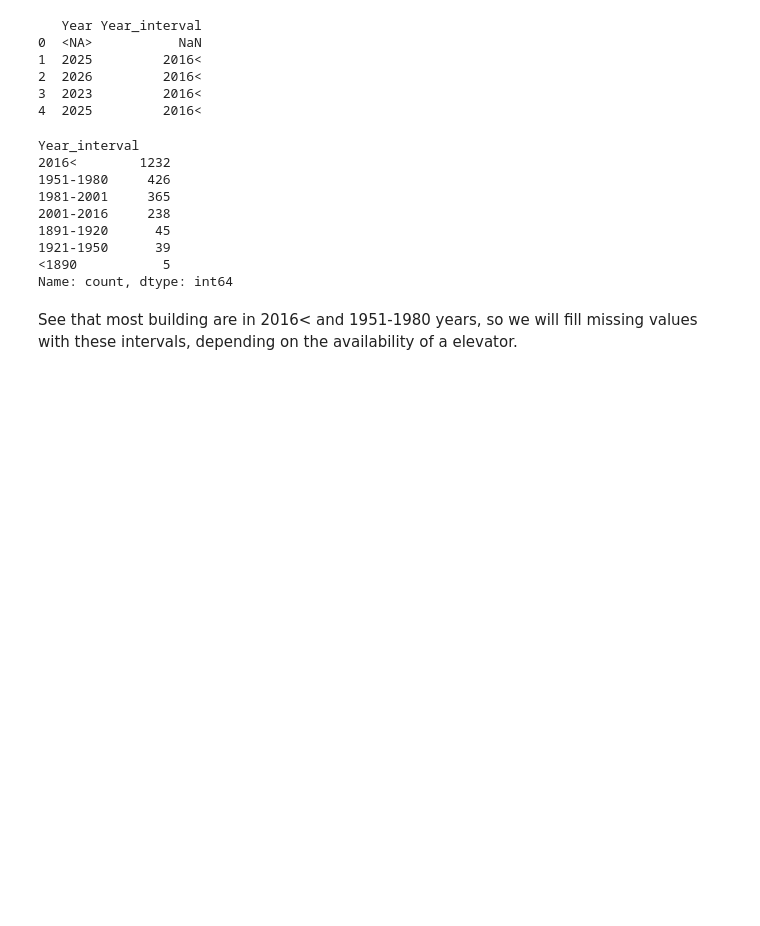
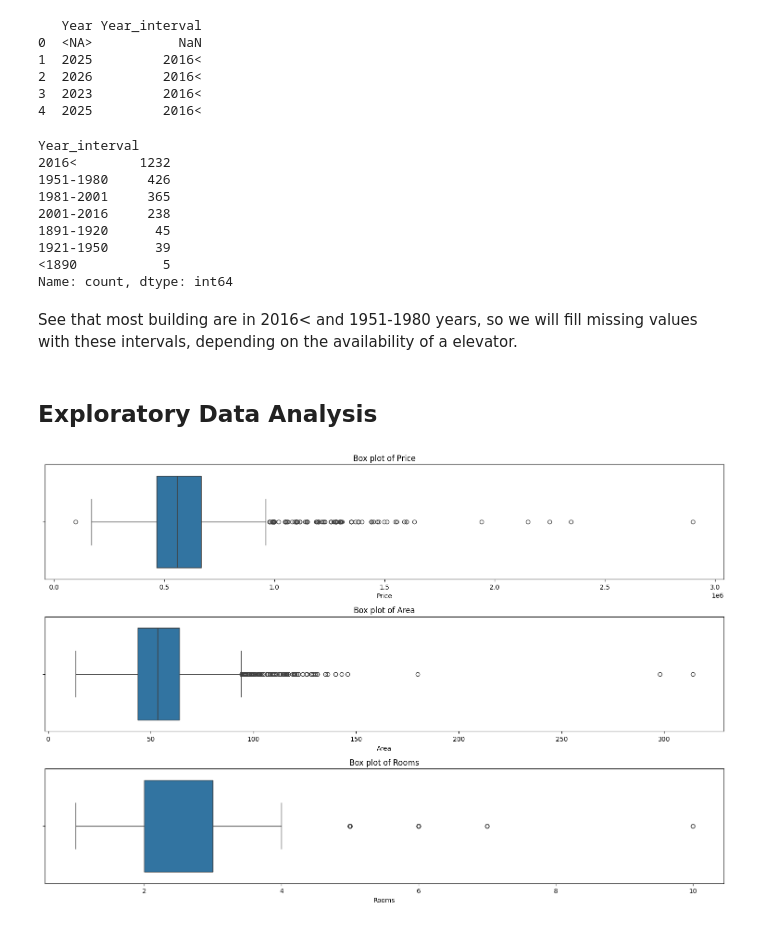
Before and after one commit to davydantoniuk/lublin-house-price-predict, a Jupyter notebook: price_prediction.ipynb, the cells around one changed output. Cells and saved outputs as stored; diff of their text form; code cells hidden in the pictures; blank space fills up the shorter version.

```diff
--- a/price_prediction.ipynb
+++ b/price_prediction.ipynb
@@ -259,3 +259,17 @@ data['Year_interval'] = data.apply(fill_year_interval, axis=1)
 data = data[['Price', 'Area', 'Elevator', 'Rooms', 'Floor', 'Region','Year_interval','Year']]
 # %%
 data.to_csv('data/houses_data_cleaned.csv', index=False)
+# %% [markdown]
+## Exploratory Data Analysis
+# %%
+numerical_columns = ['Price', 'Area', 'Rooms']
+plt.figure(figsize=(15, 10))
+for i, column in enumerate(numerical_columns, 1):
+    plt.subplot(3, 1, i)
+    sns.boxplot(x=data[column], orient='h')
+    plt.title(f'Box plot of {column}')
+    plt.xlabel(column)
+plt.tight_layout()
+plt.show()
+# %% [output]
+[figure, added]
```
Also changed, not shown: parts of 12 cells of this notebook.
